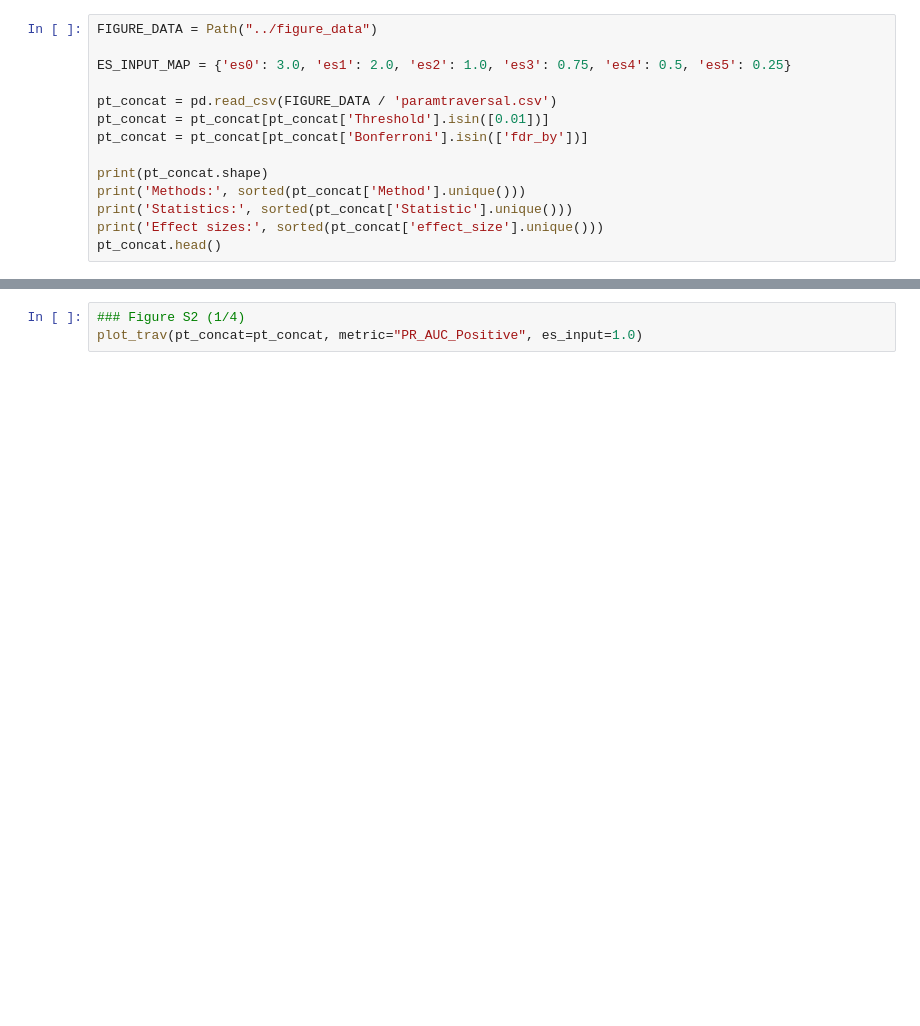
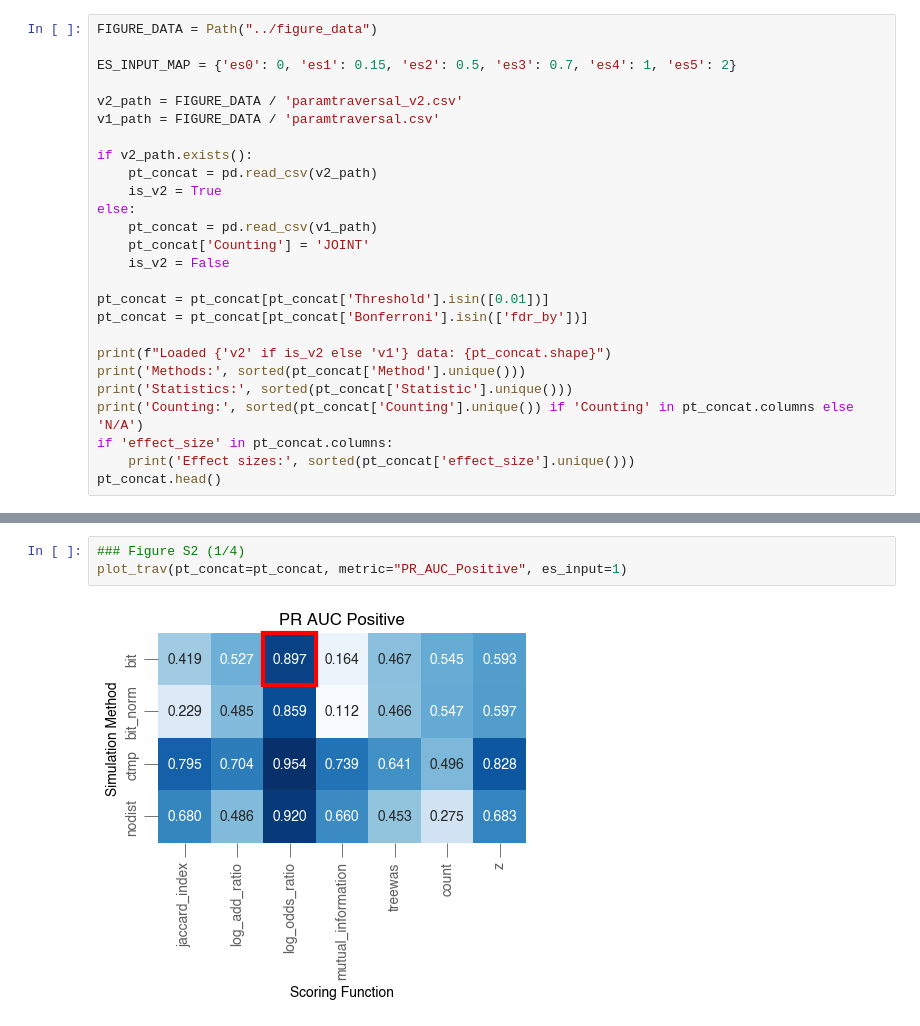
Before and after one commit to jpeyemi/SimPhyNI-Benchmarking, a Jupyter notebook: local_method_comparison/simulation_and_scoring_fxn_grid_traversal_4smm.ipynb, the cells around one changed output, grey strips where cells are left out. Cells and saved outputs as stored; diff of their text form; blank space fills up the shorter version.

```diff
--- a/local_method_comparison/simulation_and_scoring_fxn_grid_traversal_4smm.ipynb
+++ b/local_method_comparison/simulation_and_scoring_fxn_grid_traversal_4smm.ipynb
@@ -21,16 +23,28 @@ mpl.rcParams['axes.edgecolor'] = 'grey'
 # %%
 FIGURE_DATA = Path("../figure_data")
 
-ES_INPUT_MAP = {'es0': 3.0, 'es1': 2.0, 'es2': 1.0, 'es3': 0.75, 'es4': 0.5, 'es5': 0.25}
+ES_INPUT_MAP = {'es0': 0, 'es1': 0.15, 'es2': 0.5, 'es3': 0.7, 'es4': 1, 'es5': 2}
 
-pt_concat = pd.read_csv(FIGURE_DATA / 'paramtraversal.csv')
+v2_path = FIGURE_DATA / 'paramtraversal_v2.csv'
+v1_path = FIGURE_DATA / 'paramtraversal.csv'
+
+if v2_path.exists():
+    pt_concat = pd.read_csv(v2_path)
+    is_v2 = True
+else:
+    pt_concat = pd.read_csv(v1_path)
+    pt_concat['Counting'] = 'JOINT'
+    is_v2 = False
+
 pt_concat = pt_concat[pt_concat['Threshold'].isin([0.01])]
 pt_concat = pt_concat[pt_concat['Bonferroni'].isin(['fdr_by'])]
 
-print(pt_concat.shape)
+print(f"Loaded {'v2' if is_v2 else 'v1'} data: {pt_concat.shape}")
 print('Methods:', sorted(pt_concat['Method'].unique()))
 print('Statistics:', sorted(pt_concat['Statistic'].unique()))
-print('Effect sizes:', sorted(pt_concat['effect_size'].unique()))
+print('Counting:', sorted(pt_concat['Counting'].unique()) if 'Counting' in pt_concat.columns else 'N/A')
+if 'effect_size' in pt_concat.columns:
+    print('Effect sizes:', sorted(pt_concat['effect_size'].unique()))
 pt_concat.head()
 # %%
 def _rename_method(orig):
@@ -135,7 +222,9 @@ def plot_ks(ks_df, metric_name, stat_col="KS_stat", pval_col="pval"):
     plt.show()
 # %%
 ### Figure S2 (1/4)
-plot_trav(pt_concat=pt_concat, metric="PR_AUC_Positive", es_input=1.0)
+plot_trav(pt_concat=pt_concat, metric="PR_AUC_Positive", es_input=1)
+# %% [output]
+[figure, added]
 # %%
 ### Figure S2 (2/4)
 plot_trav(pt_concat=pt_concat, metric="FPR_Positive", es_input=1.0, ascending=False)
```
Also changed, not shown: parts of 8 cells of this notebook, 3 other files.
